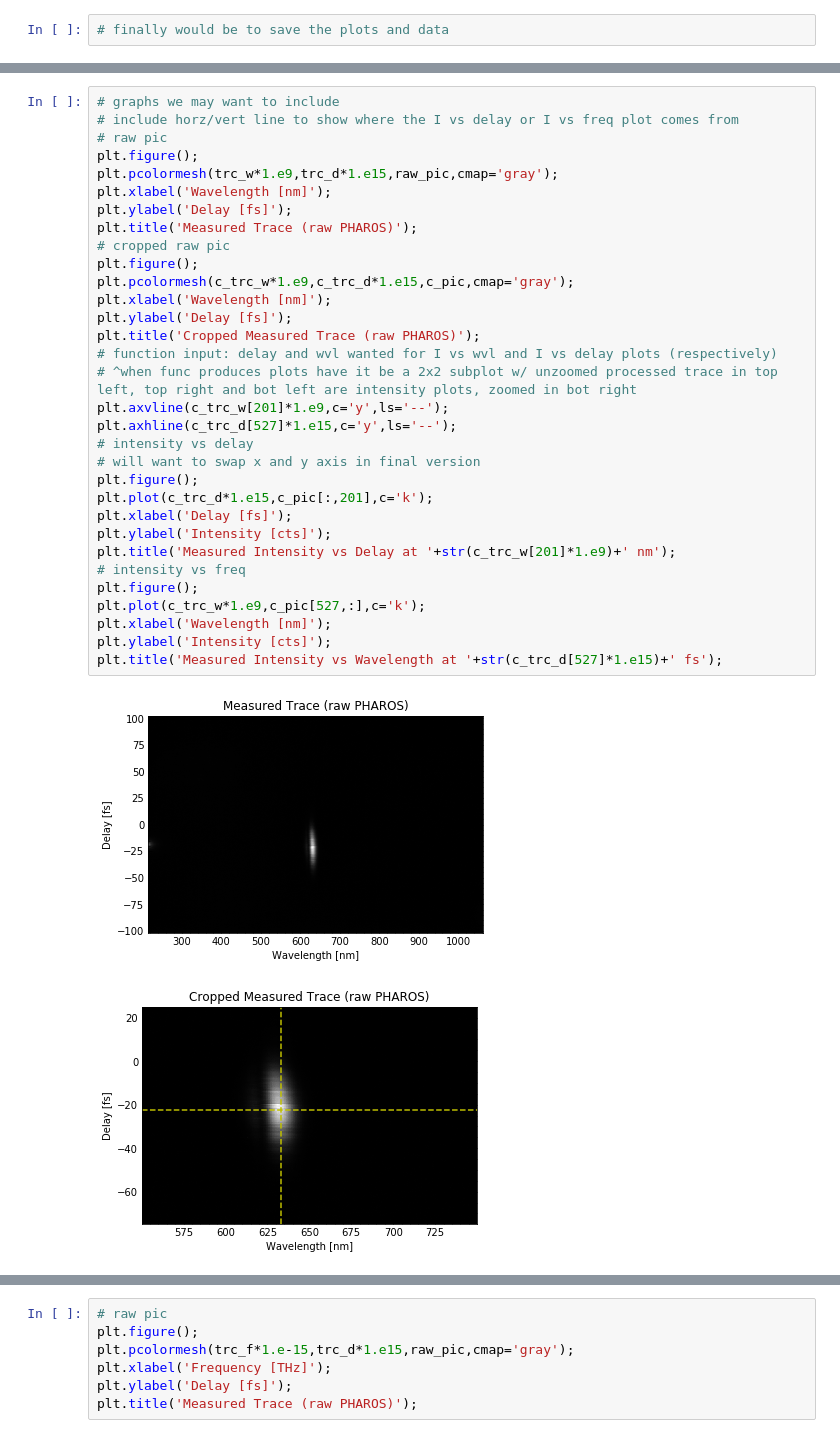
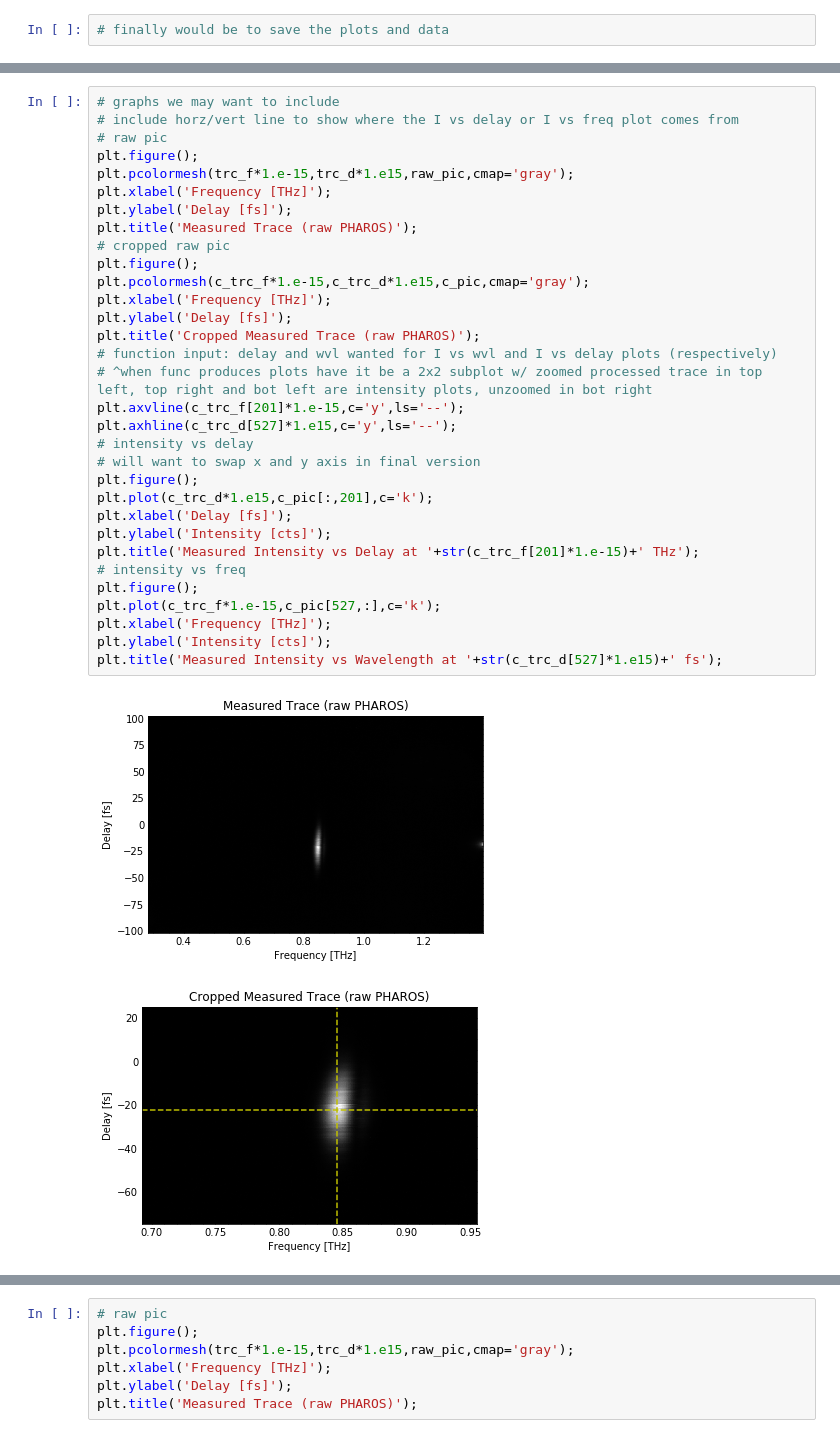
Before and after one commit to ChowdhuryGroup/FROG, a Jupyter notebook: frog_test.ipynb, the cells around one changed output, grey strips where cells are left out. Saved outputs shown, nothing was run; the diff lists cells and outputs as text.

Commit message:
updated README, added ideas for processing in frog_test, created data_processing as the file for all image pre-processing functions.

```diff
--- a/frog_test.ipynb
+++ b/frog_test.ipynb
@@ -89,35 +119,35 @@ c_pic = c_pic[:,cw]
 # %%
 # graphs we may want to include
 # include horz/vert line to show where the I vs delay or I vs freq plot comes from
 # raw pic
 plt.figure();
-plt.pcolormesh(trc_w*1.e9,trc_d*1.e15,raw_pic,cmap='gray');
-plt.xlabel('Wavelength [nm]');
+plt.pcolormesh(trc_f*1.e-15,trc_d*1.e15,raw_pic,cmap='gray');
+plt.xlabel('Frequency [THz]');
 plt.ylabel('Delay [fs]');
 plt.title('Measured Trace (raw PHAROS)');
 # cropped raw pic
 plt.figure();
-plt.pcolormesh(c_trc_w*1.e9,c_trc_d*1.e15,c_pic,cmap='gray');
-plt.xlabel('Wavelength [nm]');
+plt.pcolormesh(c_trc_f*1.e-15,c_trc_d*1.e15,c_pic,cmap='gray');
+plt.xlabel('Frequency [THz]');
 plt.ylabel('Delay [fs]');
 plt.title('Cropped Measured Trace (raw PHAROS)');
 # function input: delay and wvl wanted for I vs wvl and I vs delay plots (respectively)
-# ^when func produces plots have it be a 2x2 subplot w/ unzoomed processed trace in top left, top right and bot left are intensity plots, zoomed in bot right
-plt.axvline(c_trc_w[201]*1.e9,c='y',ls='--');
+# ^when func produces plots have it be a 2x2 subplot w/ zoomed processed trace in top left, top right and bot left are intensity plots, unzoomed in bot right
+plt.axvline(c_trc_f[201]*1.e-15,c='y',ls='--');
 plt.axhline(c_trc_d[527]*1.e15,c='y',ls='--');
 # intensity vs delay
 # will want to swap x and y axis in final version
 plt.figure();
 plt.plot(c_trc_d*1.e15,c_pic[:,201],c='k');
 plt.xlabel('Delay [fs]');
 plt.ylabel('Intensity [cts]');
-plt.title('Measured Intensity vs Delay at '+str(c_trc_w[201]*1.e9)+' nm');
+plt.title('Measured Intensity vs Delay at '+str(c_trc_f[201]*1.e-15)+' THz');
 # intensity vs freq
 plt.figure();
-plt.plot(c_trc_w*1.e9,c_pic[527,:],c='k');
-plt.xlabel('Wavelength [nm]');
+plt.plot(c_trc_f*1.e-15,c_pic[527,:],c='k');
+plt.xlabel('Frequency [THz]');
 plt.ylabel('Intensity [cts]');
 plt.title('Measured Intensity vs Wavelength at '+str(c_trc_d[527]*1.e15)+' fs');
 # %% [output]
-[figure, old version]
+[figure, new version]
-[figure, old version]
+[figure, new version]
```
Also changed, not shown: parts of 9 cells of this notebook, 2 other files.
